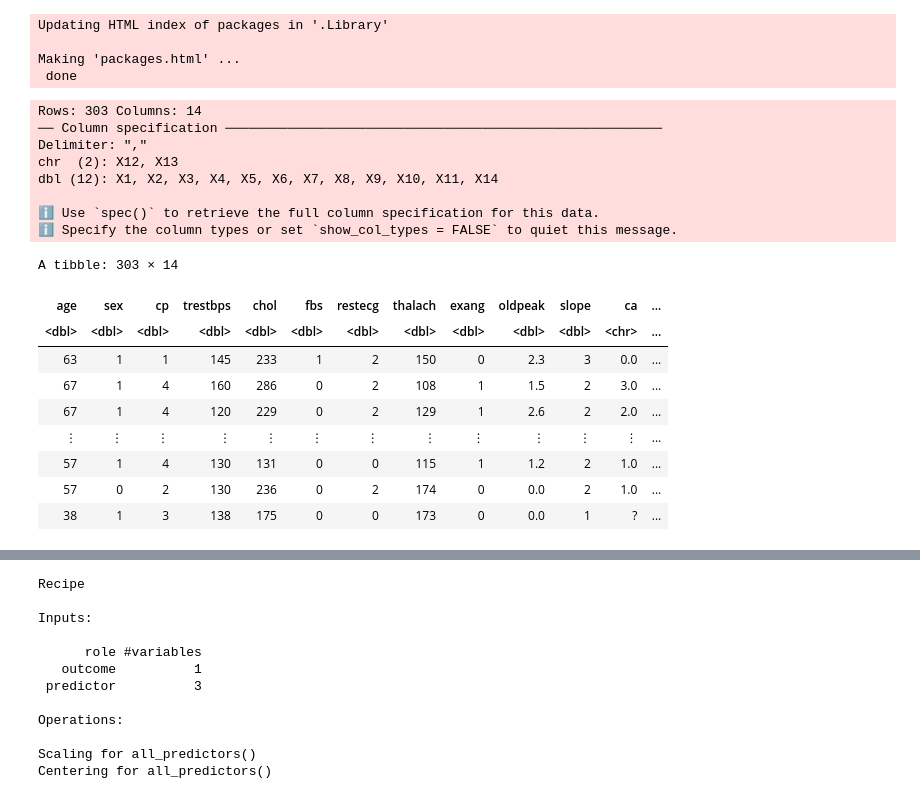
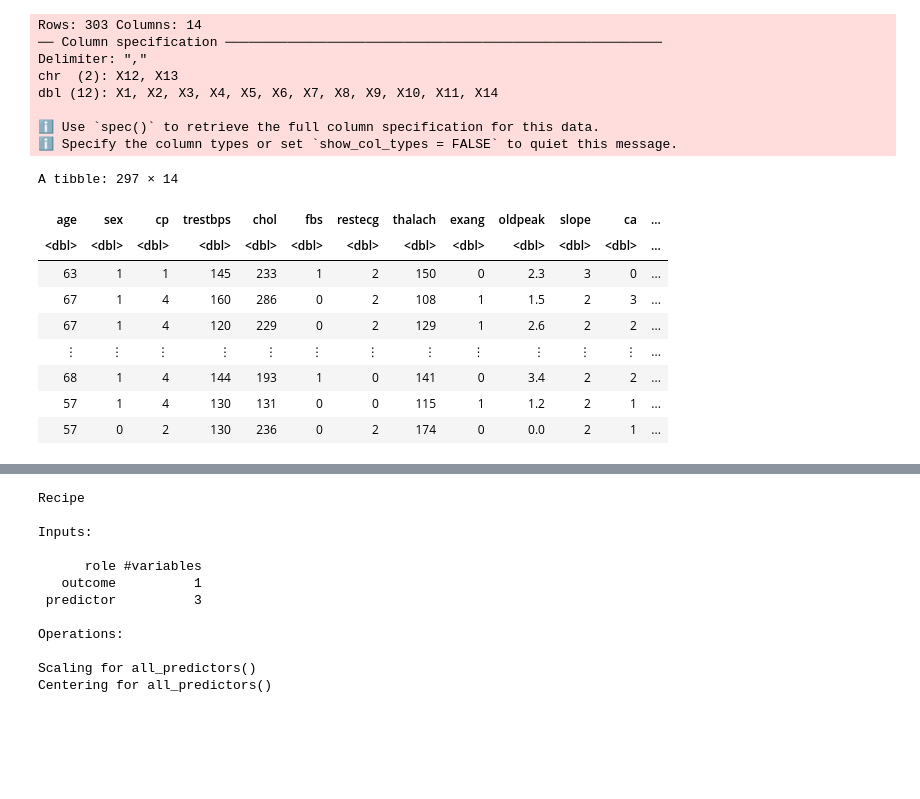
Before and after one commit to Mikeee12138/Group-Project-dsci100, a Jupyter notebook: Project.ipynb, the cells around one changed output, grey strips where cells are left out. Cells and saved outputs as stored; diff of their text form; code cells hidden in the pictures; blank space fills up the shorter version.

```diff
--- a/Project.ipynb
+++ b/Project.ipynb
@@ -7,36 +26,30 @@ options(repr.matrix.max.rows = 6)
-# %%
- install.packages("kknn")
-# %% [output]
-Updating HTML index of packages in '.Library'
-
-Making 'packages.html' ...
- done
 # %%
 heart_disease <- read_csv("https://raw.githubusercontent.com/Mikeee12138/Group-Project-dsci100/main/processed.cleveland.data", col_names = FALSE)
 
 colnames(heart_disease) <- c("age", "sex", "cp", "trestbps", "chol", "fbs", "restecg", "thalach", "exang", "oldpeak", "slope", "ca", "thal", "num")
 heart_disease <- heart_disease  |>
-mutate(num = as_factor(num))
+filter(ca != "?", thal != "?") |>
+mutate(num = as_factor(num), ca = as.numeric(ca))
 heart_disease
 # %% [output]
 Rows: 303 Columns: 14
 ── Column specification ────────────────────────────────────────────────────────
 Delimiter: ","
 chr  (2): X12, X13
 dbl (12): X1, X2, X3, X4, X5, X6, X7, X8, X9, X10, X11, X14
 
 ℹ Use `spec()` to retrieve the full column specification for this data.
 ℹ Specify the column types or set `show_col_types = FALSE` to quiet this message.
-A tibble: 303 × 14
+A tibble: 297 × 14
 | age | sex | cp | trestbps | chol | fbs | restecg | thalach | exang | oldpeak | slope | ca | ... |
-| <dbl> | <dbl> | <dbl> | <dbl> | <dbl> | <dbl> | <dbl> | <dbl> | <dbl> | <dbl> | <dbl> | <chr> | ... |
-| 63 | 1 | 1 | 145 | 233 | 1 | 2 | 150 | 0 | 2.3 | 3 | 0.0 | ... |
-| 67 | 1 | 4 | 160 | 286 | 0 | 2 | 108 | 1 | 1.5 | 2 | 3.0 | ... |
-| 67 | 1 | 4 | 120 | 229 | 0 | 2 | 129 | 1 | 2.6 | 2 | 2.0 | ... |
+| <dbl> | <dbl> | <dbl> | <dbl> | <dbl> | <dbl> | <dbl> | <dbl> | <dbl> | <dbl> | <dbl> | <dbl> | ... |
+| 63 | 1 | 1 | 145 | 233 | 1 | 2 | 150 | 0 | 2.3 | 3 | 0 | ... |
+| 67 | 1 | 4 | 160 | 286 | 0 | 2 | 108 | 1 | 1.5 | 2 | 3 | ... |
+| 67 | 1 | 4 | 120 | 229 | 0 | 2 | 129 | 1 | 2.6 | 2 | 2 | ... |
 | ⋮ | ⋮ | ⋮ | ⋮ | ⋮ | ⋮ | ⋮ | ⋮ | ⋮ | ⋮ | ⋮ | ⋮ | ... |
-| 57 | 1 | 4 | 130 | 131 | 0 | 0 | 115 | 1 | 1.2 | 2 | 1.0 | ... |
-| 57 | 0 | 2 | 130 | 236 | 0 | 2 | 174 | 0 | 0.0 | 2 | 1.0 | ... |
-| 38 | 1 | 3 | 138 | 175 | 0 | 0 | 173 | 0 | 0.0 | 1 | ? | ... |
+| 68 | 1 | 4 | 144 | 193 | 1 | 0 | 141 | 0 | 3.4 | 2 | 2 | ... |
+| 57 | 1 | 4 | 130 | 131 | 0 | 0 | 115 | 1 | 1.2 | 2 | 1 | ... |
+| 57 | 0 | 2 | 130 | 236 | 0 | 2 | 174 | 0 | 0.0 | 2 | 1 | ... |
 # %%
 heart_disease_split <- initial_split(heart_disease , prop = 0.75, strata = num)
 heart_disease_train <- training(heart_disease_split)
```
Also changed, not shown: parts of 5 cells of this notebook.
